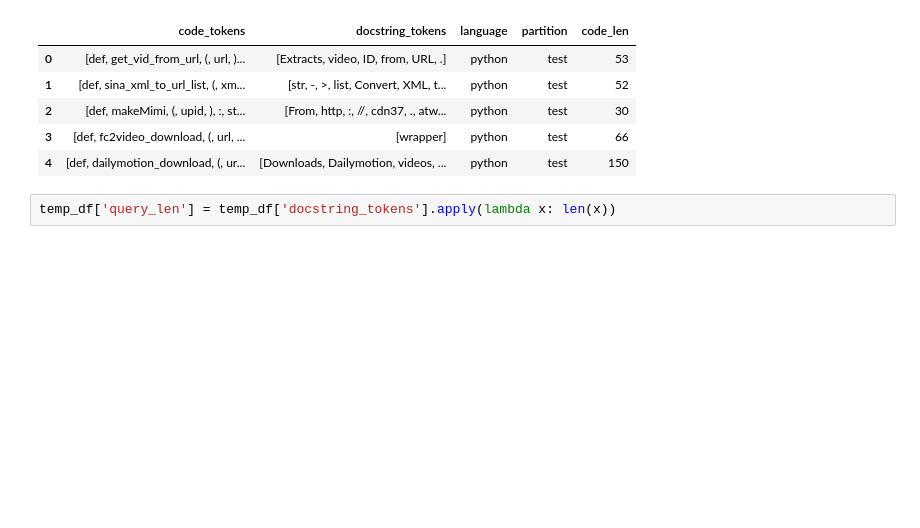
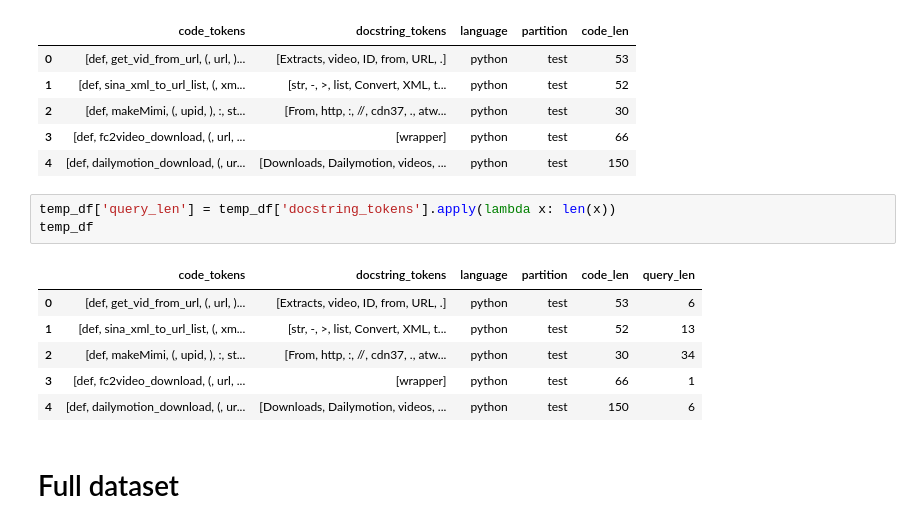
Before and after one commit to acebot712/codeme, a Jupyter notebook: experiments/dataset.ipynb, the cells around one changed output. Cells and saved outputs as stored; diff of their text form; blank space fills up the shorter version.

Commit message:
forked dataset

```diff
--- a/experiments/dataset.ipynb
+++ b/experiments/dataset.ipynb
@@ -83,3 +83,13 @@ temp_df
 | 4 | [def, dailymotion_download, (, ur... | [Downloads, Dailymotion, videos, ... | python | test | 150 |
 # %%
 temp_df['query_len'] = temp_df['docstring_tokens'].apply(lambda x: len(x))
+temp_df
+# %% [output]
+|  | code_tokens | docstring_tokens | language | partition | code_len | query_len |
+| 0 | [def, get_vid_from_url, (, url, )... | [Extracts, video, ID, from, URL, .] | python | test | 53 | 6 |
+| 1 | [def, sina_xml_to_url_list, (, xm... | [str, -, >, list, Convert, XML, t... | python | test | 52 | 13 |
+| 2 | [def, makeMimi, (, upid, ), :, st... | [From, http, :, //, cdn37, ., atw... | python | test | 30 | 34 |
+| 3 | [def, fc2video_download, (, url, ... | [wrapper] | python | test | 66 | 1 |
+| 4 | [def, dailymotion_download, (, ur... | [Downloads, Dailymotion, videos, ... | python | test | 150 | 6 |
+# %% [markdown]
+# Full dataset
```
Also changed, not shown: parts of 2 cells of this notebook, 2 other files.
